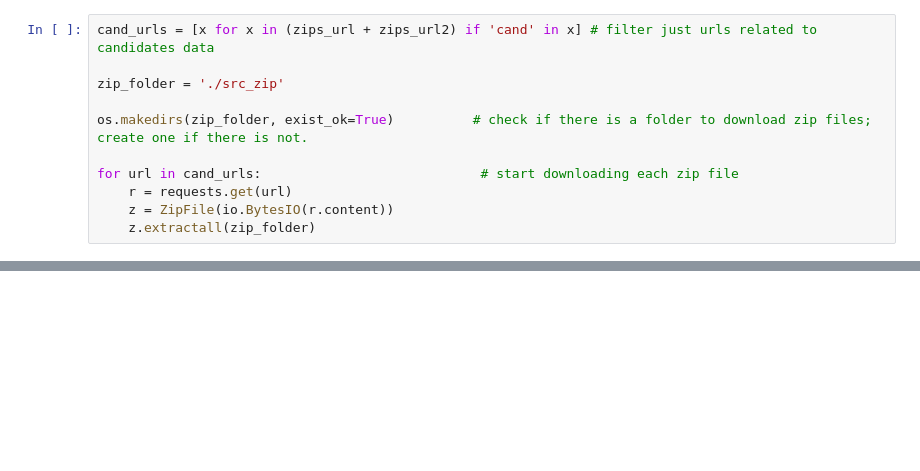
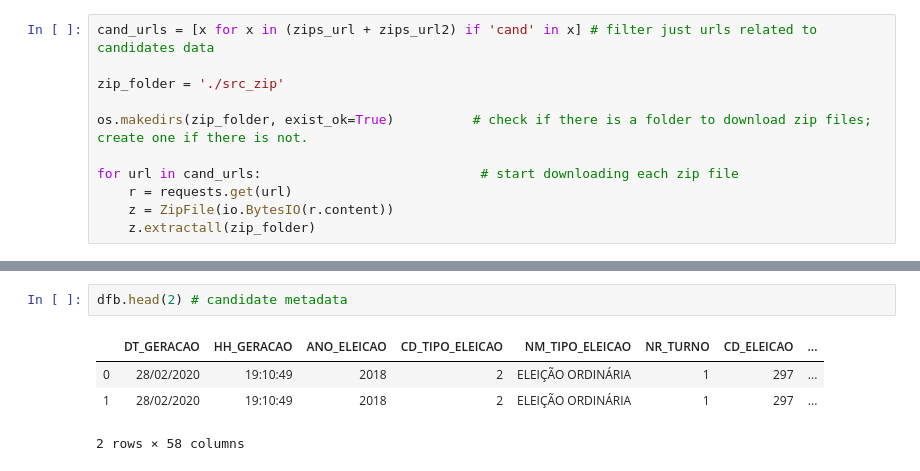
Before and after one commit to gguillaux/brazil_elections_2018, a Jupyter notebook: ETL.ipynb, the cells around one changed output, grey strips where cells are left out. Drawn from its saved outputs; the diff is of its cells as text; blank space fills up the shorter version.

```diff
--- a/ETL.ipynb
+++ b/ETL.ipynb
@@ -48,0 +75,7 @@ for url in cand_urls:                            # start downloading each zip fi
+# %%
+dfb.head(2) # candidate metadata
+# %% [output]
+|  | DT_GERACAO | HH_GERACAO | ANO_ELEICAO | CD_TIPO_ELEICAO | NM_TIPO_ELEICAO | NR_TURNO | CD_ELEICAO | ... |
+| 0 | 28/02/2020 | 19:10:49 | 2018 | 2 | ELEIÇÃO ORDINÁRIA | 1 | 297 | ... |
+| 1 | 28/02/2020 | 19:10:49 | 2018 | 2 | ELEIÇÃO ORDINÁRIA | 1 | 297 | ... |
+2 rows × 58 columns
```
Also changed, not shown: parts of 13 cells of this notebook, 1 other file.
